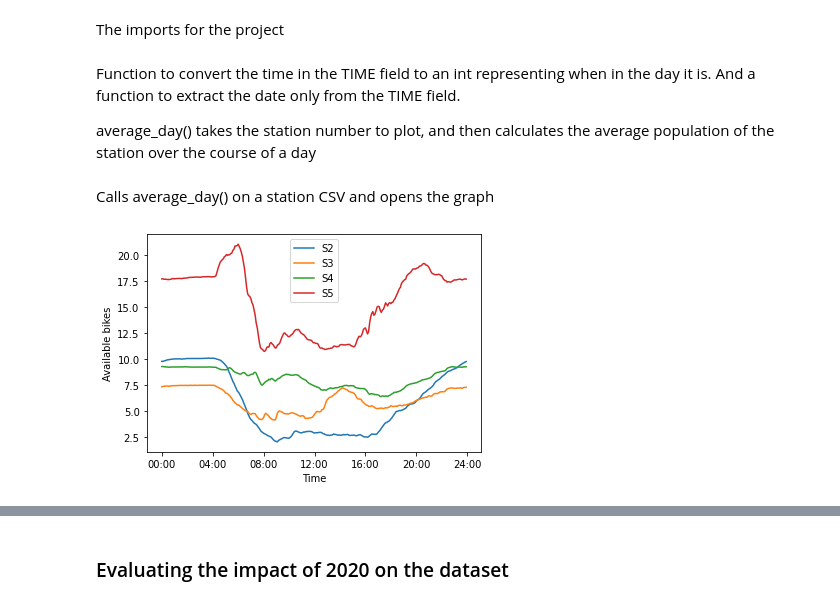
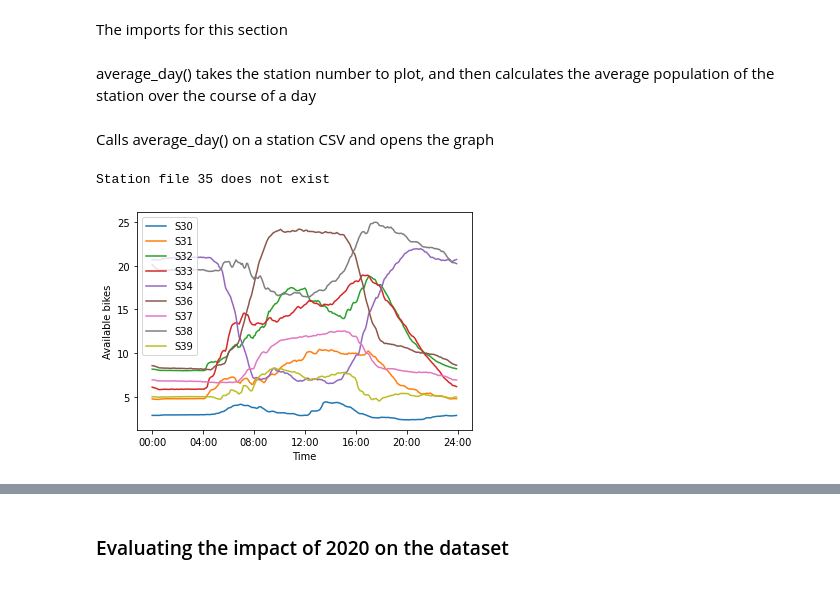
Before and after one commit to t1goe/FYP-bss-rebalancing, a Jupyter notebook: notebooks/2 pre-analysis.ipynb, the cells around one changed output, grey strips where cells are left out. Cells and saved outputs as stored; diff of their text form; code cells hidden in the pictures.

```diff
--- a/notebooks/2 pre-analysis.ipynb
+++ b/notebooks/2 pre-analysis.ipynb
@@ -3,5 +3,5 @@
 # %% [markdown]
-The imports for the project
+The imports for this section
 # %%
 import pandas
 import matplotlib.pyplot as plt
@@ -15,7 +13,5 @@ from tqdm import tqdm
 import warnings
 # %% [markdown]
-Function to convert the time in the TIME field to an int representing when in the day it is. And a function to extract the date only from the TIME field.
-
 average_day() takes the station number to plot, and then calculates the average population of the station over the course of a day
 # %%
 def extract_date(x):
@@ -90,19 +86,20 @@ Calls average_day() on a station CSV and opens the graph
 # %%
 ###This code plots ALL stations on the same graph
 # stations = pandas.read_csv("./datasets/bss/dublin/dublin.csv", usecols=["Number"])
 # for station in stations['Number']:
 #     plot_average_day(station)
 
-###This code plots all stations in the range (2-5) inclusive
-for x in tqdm(range(2, 6)):
+###This code plots all stations in the range (30-39) inclusive
+for x in tqdm(range(30, 40)):
     plot_average_day(x)
 
 ###This code plots the average population for a given station in 2018, 2019 and 2020 respectively
 # station = 3
 # plot_average_day(station, 2018)
 # plot_average_day(station, 2019)
 # plot_average_day(station, 2020)
 
 show_average_day_plot()
 # %% [output]
+Station file 35 does not exist
-[figure, old version]
+[figure, new version]
```
Also changed, not shown: parts of 17 cells of this notebook, 2 other files.
